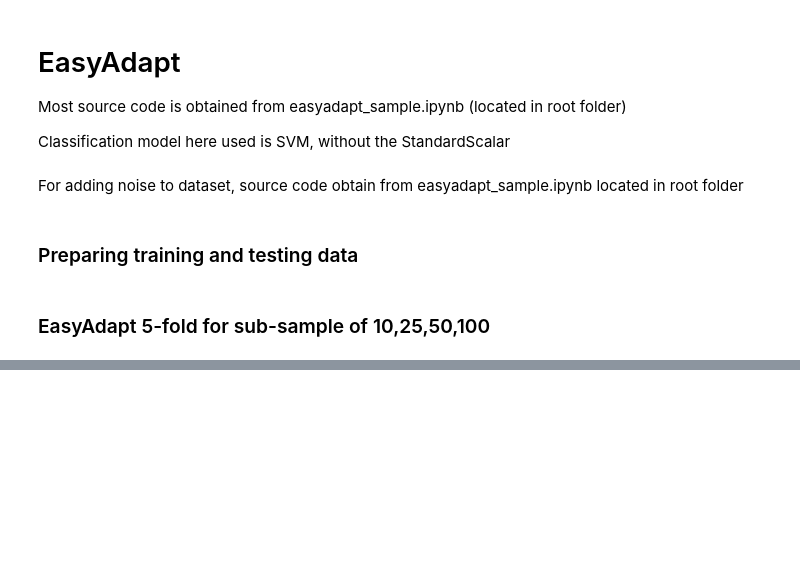
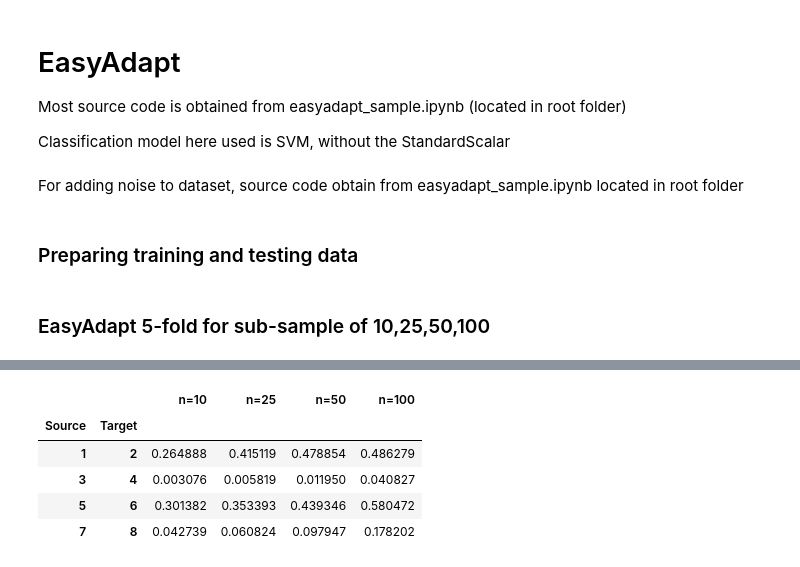
Before and after one commit to ikttan/maes, a Jupyter notebook: version-original/qwk_domain_adaptation.ipynb, the cells around one changed output, grey strips where cells are left out. Cells and saved outputs as stored; diff of their text form; code cells hidden in the pictures; blank space fills up the shorter version.

```diff
--- a/version-original/qwk_domain_adaptation.ipynb
+++ b/version-original/qwk_domain_adaptation.ipynb
@@ -394,0 +422,17 @@ easyadapt_scores_df
+# %%
+all_df = []
+for i in range(11):
+    easyadapt_scores = []
+    for source_no in range(1, 9, 2):
+        easyadapt_scores.append(easyadapt(source_no, source_no+1))
+    df = pd.DataFrame(easyadapt_scores, columns=['Source', 'Target', 'n=10', 'n=25', 'n=50', 'n=100'])
+    all_df.append(df)
+# %%
+pd.concat(all_df).groupby(['Source', 'Target']).mean()
+# %% [output]
+|  |  | n=10 | n=25 | n=50 | n=100 |
+| Source | Target |  |  |  |  |
+| 1 | 2 | 0.264888 | 0.415119 | 0.478854 | 0.486279 |
+| 3 | 4 | 0.003076 | 0.005819 | 0.011950 | 0.040827 |
+| 5 | 6 | 0.301382 | 0.353393 | 0.439346 | 0.580472 |
+| 7 | 8 | 0.042739 | 0.060824 | 0.097947 | 0.178202 |
```
Also changed, not shown: parts of 20 cells of this notebook.
